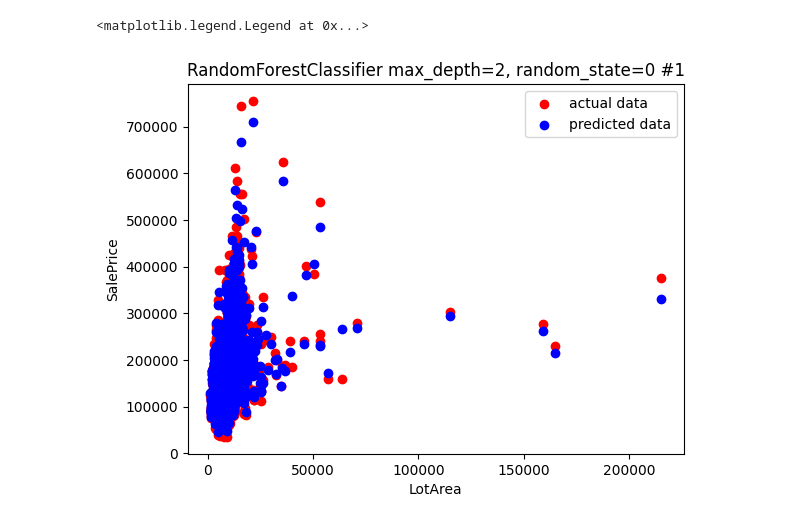
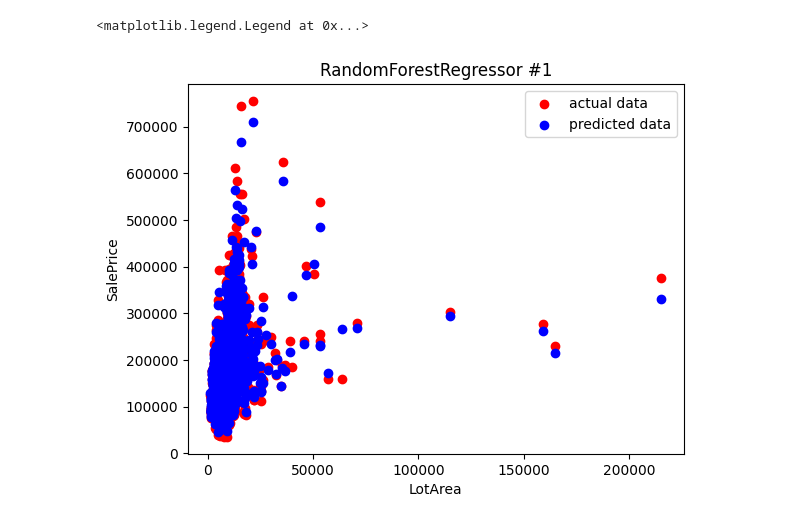
Before and after one commit to Sammers21/ml-playground, a Jupyter notebook: houses/sklearn_random_forest.ipynb, the cells around one changed output. Cells and saved outputs as stored; diff of their text form; code cells hidden in the pictures.

```diff
--- a/houses/sklearn_random_forest.ipynb
+++ b/houses/sklearn_random_forest.ipynb
@@ -1,34 +1,34 @@
 # %%
 import pandas as pd
 import numpy as np
 import tensorflow as tf
 from sklearn.impute import SimpleImputer
 
 houses_train = pd.read_csv('train.csv')
 houses_test = pd.read_csv('test.csv')
 numeric_features_names = ['KitchenAbvGr', 'GarageCars', 'FullBath', 'GarageArea', '1stFlrSF', 'GrLivArea', 'OverallQual', 'OverallCond', 'TotalBsmtSF', 'Fireplaces', 'TotRmsAbvGrd', 'YearBuilt', 'BedroomAbvGr', 'HalfBath', 'LotArea', 'MSSubClass', 'YearRemodAdd', 'MoSold', 'BsmtFullBath', 'YrSold']
 numeric_features = houses_train[numeric_features_names]
 sale_price = houses_train['SalePrice']
 
 from sklearn.ensemble import RandomForestRegressor
 imp = SimpleImputer(missing_values=np.nan, strategy='most_frequent')
 imp = imp.fit(numeric_features)
 
 X_train_imp = imp.transform(numeric_features)
 clf = RandomForestRegressor(random_state=0)
 clf.fit(X_train_imp, houses_train['SalePrice'])
 
 import matplotlib.pyplot as plt
 Y_predict = clf.predict(X_train_imp)
 plt.scatter(numeric_features.LotArea, sale_price, color='red', label='actual data')
 plt.scatter(numeric_features.LotArea, Y_predict, color='blue', label='predicted data')
 plt.xlabel('LotArea')
 plt.ylabel('SalePrice')
-plt.title('RandomForestClassifier max_depth=2, random_state=0 #1')
+plt.title('RandomForestRegressor #1')
 plt.legend()
 # %% [output]
 <matplotlib.legend.Legend at 0x...>
-[figure, old version]
+[figure, new version]
 # %%
 X_test =  imp.transform(houses_test[numeric_features_names])
 Y_test_predict = clf.predict(X_test)
```
Also changed, not shown: 1 other file.
